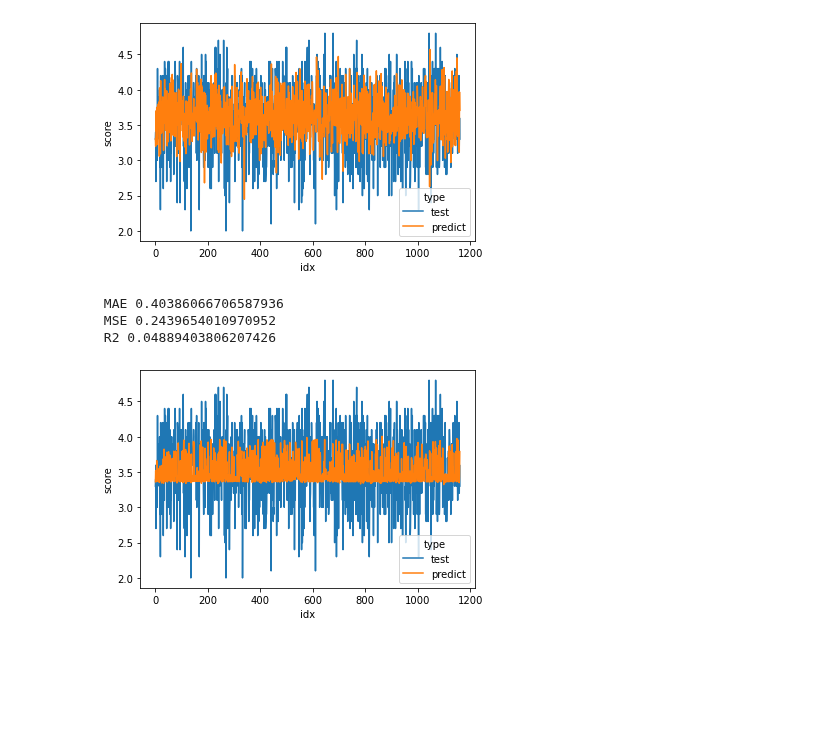
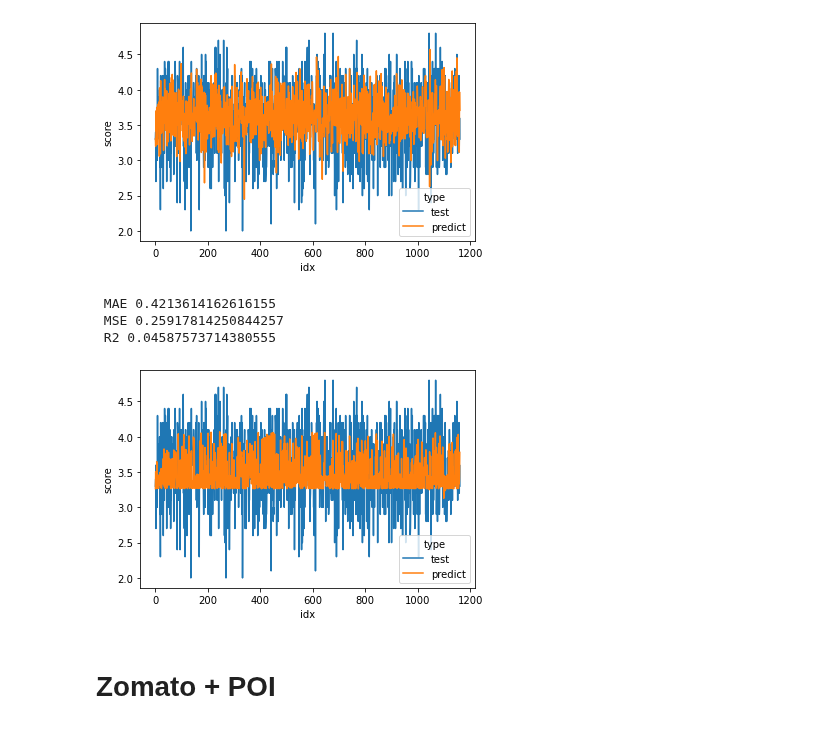
Before and after one commit to adamaulia/AdamThesis, a Jupyter notebook: 4_model.ipynb, the cells around one changed output. Drawn from its saved outputs; the diff is of its cells as text; code cells hidden in the pictures; blank space fills up the shorter version.

Commit message:
update model

```diff
--- a/4_model.ipynb
+++ b/4_model.ipynb
@@ -9,18 +9,28 @@ import seaborn as sns
 from xgboost import XGBRegressor
 from sklearn.svm import SVR
 # %%
-def model_perform(X_train,y_train, X_test, y_test, model):
+def model_perform(X_train,y_train, X_test, y_test, model, verbose = 0 ):
     # train
     model.fit(X_train, y_train)
 
     # test
     y_pred_test = model.predict(X_test)
     y_pred_train = model.predict(X_train)
-    print(' MAE {} '.format(mean_absolute_error(y_pred_test,y_test)))
-    print(' MSE {} '.format(mean_squared_error(y_pred_test,y_test)))
-    print(' R2 {} '.format(r2_score(y_train,y_pred_train)))
 
-    return model, y_pred_test, y_pred_train
+
+    if verbose == 1 :
+        print(' MAE {} '.format(mean_absolute_error(y_pred_test,y_test)))
+        print(' MSE {} '.format(mean_squared_error(y_pred_test,y_test)))
+        print(' R2 {} '.format(r2_score(y_train,y_pred_train)))
+    else :
+        pass
+
+    result = {}
+    result['mae'] = mean_absolute_error(y_pred_test,y_test)
+    result['mse'] = mean_squared_error(y_pred_test,y_test)
+    result['R2'] = r2_score(y_train,y_pred_train)
+
+    return model, y_pred_test, y_pred_train, result
 
 def show_error_pattern(y_pred, y_test):
     result_test = pd.DataFrame()
@@ -41,8 +53,8 @@ def show_error_pattern(y_pred, y_test):
 # %%
 # df = pd.read_csv('data/3_clean_zomato_gof_1000.csv')
-df = pd.read_csv('data/3_clean_zomato_feat.csv')
-df['rest_price_idr'] = df['rest_price_idr'] / 1000
-df['rest_price_idr'] = df['rest_price_idr'].astype(int)
+df_zom = pd.read_csv('data/3_clean_zomato_feat.csv')
+df_zom['rest_price_idr'] = df_zom['rest_price_idr'] / 1000
+df_zom['rest_price_idr'] = df_zom['rest_price_idr'].astype(int)
 # df['rank_res_type'] = df['rank_res_type'].astype(int)
 # df['rank_fac'] = df['rank_fac'].astype(int)
 # %%
@@ -88,7 +80,7 @@ dtype: int64
 # X_train, X_test, y_train, y_test = train_test_split(df.drop(['url','index','rating','lat','long','review'],axis=1), Y, test_size=0.3, random_state=42)
 
 
-X_train, X_test, y_train, y_test = train_test_split(df.drop(['url','index','rating','lat','long','review','new_code_res_type','new_code_fac'],axis=1), df['rating'], test_size=0.2, random_state=42)
+X_train, X_test, y_train, y_test = train_test_split(df_zom.drop(['url','index','rating','lat','long','review','new_code_res_type','new_code_fac'],axis=1), df_zom['rating'], test_size=0.2, random_state=42)
 # X_train, X_test, y_train, y_test = train_test_split(df.drop(['url','index','rating','lat','long','review'],axis=1), df['rating'], test_size=0.3, random_state=42)
 # %%
 X_train.head()
@@ -133,16 +123,18 @@ show_error_pattern(y_pred=y_pred_test_xgbr, y_test=y_test)
 [figure]
 # %%
 # SVR
-svr = SVR(C=1.0, epsilon=0.2)
+svr = SVR()
 
 scaler=MinMaxScaler()
 X_train_scale = scaler.fit_transform(X_train)
 X_test_scale = scaler.fit_transform(X_test)
-model_svr, y_pred_test_svr, y_pred_train_svr  = model_perform(X_train_scale, y_train, X_test_scale, y_test, svr)
+model_svr, y_pred_test_svr, y_pred_train_svr, result_svr  = model_perform(X_train_scale, y_train, X_test_scale, y_test, svr, verbose = 1)
 
 show_error_pattern(y_pred=y_pred_test_svr, y_test=y_test)
 # %% [output]
- MAE 0.40386066706587936
- MSE 0.2439654010970952
- R2 0.04889403806207426
+ MAE 0.4213614162616155
+ MSE 0.25917814250844257
+ R2 0.04587573714380555
-[figure, old version]
+[figure, new version]
+# %% [markdown]
+# Zomato + POI
```
Also changed, not shown: parts of 15 cells of this notebook.
